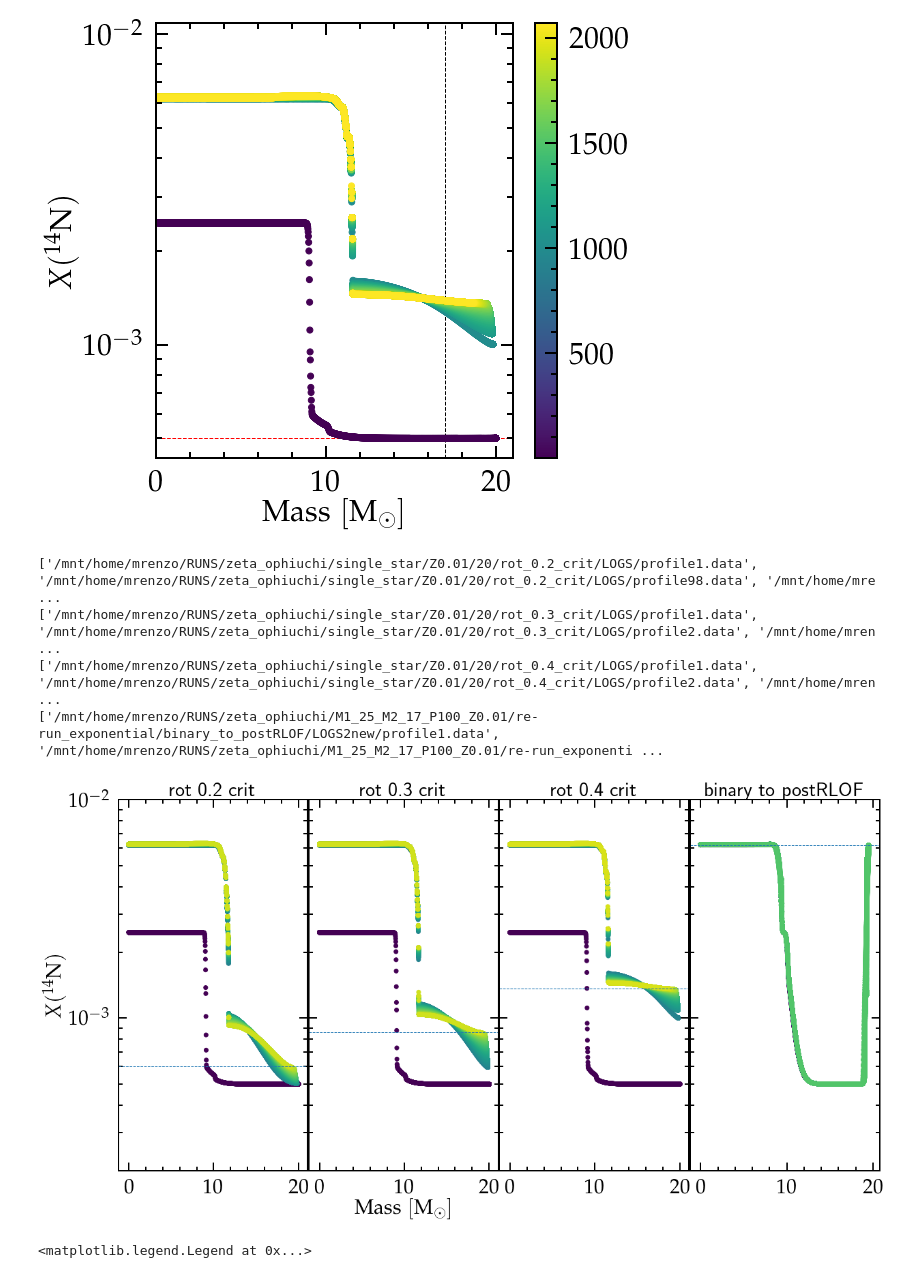
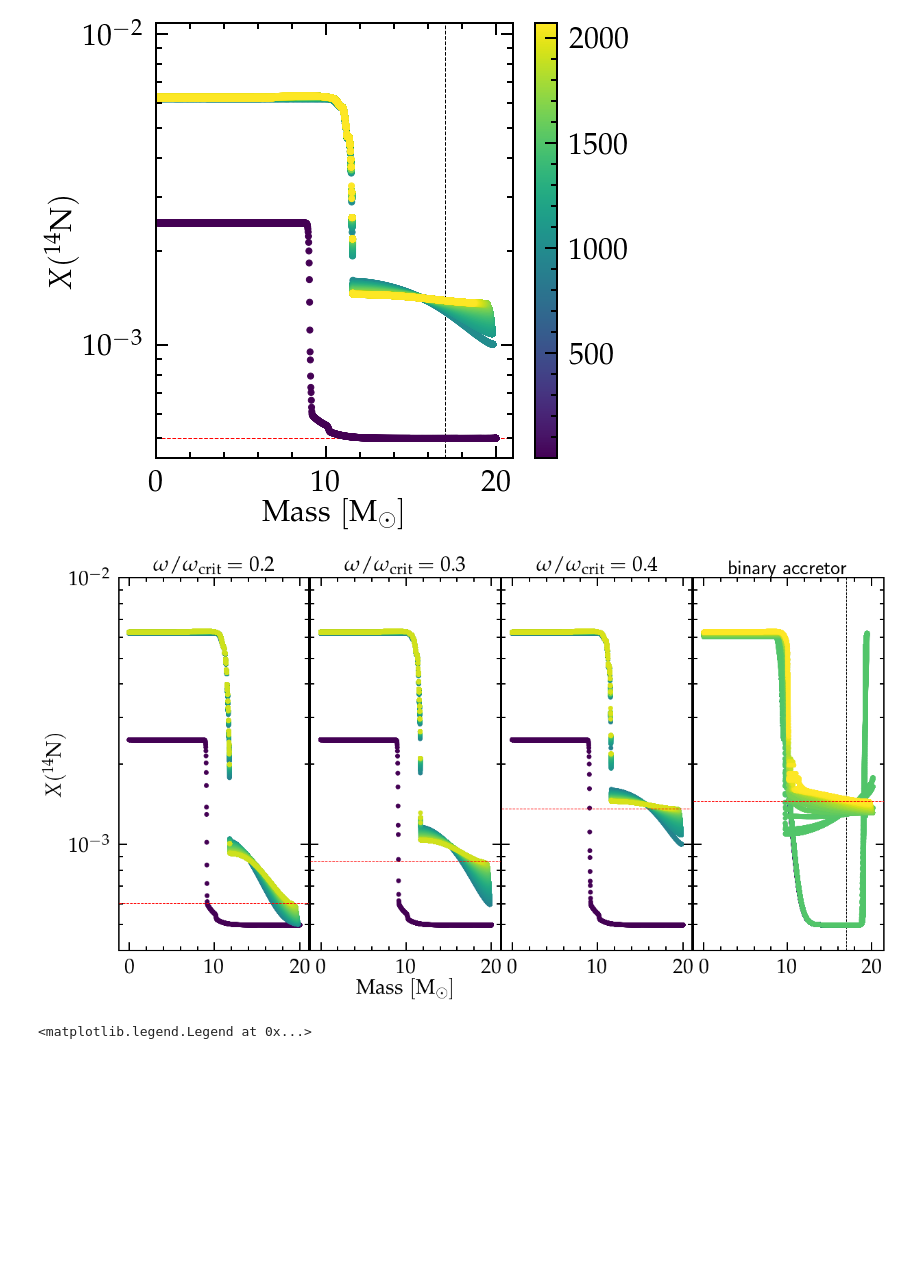
Before and after one commit to mathren/zeta_oph, a Jupyter notebook: notebooks/mixing.ipynb, the cells around one changed output. Saved outputs shown, nothing was run; the diff lists cells and outputs as text; code cells hidden in the pictures; blank space fills up the shorter version.

Commit message:
mixing plot

```diff
--- a/notebooks/mixing.ipynb
+++ b/notebooks/mixing.ipynb
@@ -335,46 +335,46 @@ ax4 = fig.add_subplot(gs[:, 90:])
 axes = [ax1,ax2,ax3, ax4]
 
 ax2.set_xlabel(r"$\mathrm{Mass \ [M_\odot]}$")
 ax1.set_ylabel(r"$X(^{14}\mathrm{N})$")
 
 for ax in axes:
     ax.set_yscale('log')
-    ax.set_ylim(ymax=1e-2, ymin=2e-4)
+    ax.set_ylim(ymax=1e-2, ymin=4e-4)
 ax2.set_yticklabels([])
 ax3.set_yticklabels([])
 ax4.set_yticklabels([])
 
 folders = [
     "/mnt/home/mrenzo/RUNS/zeta_ophiuchi/single_star/Z0.01/20/rot_0.2_crit/LOGS/",
     "/mnt/home/mrenzo/RUNS/zeta_ophiuchi/single_star/Z0.01/20/rot_0.3_crit/LOGS/",
     "/mnt/home/mrenzo/RUNS/zeta_ophiuchi/single_star/Z0.01/20/rot_0.4_crit/LOGS/",
-    "/mnt/home/mrenzo/RUNS/zeta_ophiuchi/M1_25_M2_17_P100_Z0.01/re-run_exponential/binary_to_postRLOF/LOGS2new/"]
+    "/mnt/home/mrenzo/RUNS/zeta_ophiuchi/M1_25_M2_17_P100_Z0.01/re-run_exponential/binary_to_postRLOF/LOGS2/"]
 
 max_age = 0
 
 for folder in folders:
     ax = axes[folders.index(folder)]
-    ax.set_title(folder.split('/')[-3].replace('_',' '), fontsize=30)
-    profiles = sorted(glob.glob(folder+"/p*data"), key=get_age_from_profile)
-    print(profiles)
+    if "single" in folder:
+        title = "$\omega/\omega_\mathrm{crit}="+str(folder.split('/')[-3].split('_')[1])+"$"
+        profiles = sorted(glob.glob(folder+"/p*data"), key=get_age_from_profile)
+    if "binary" in folder:
+        title = "$\mathrm{binary\ accretor}$"
+        ax.axvline(17,0,1,lw=1, ls="--", c='k', zorder=0)
+        profiles = sorted(glob.glob(folder+"/p*data")+glob.glob(folder+'../../accretor_to_TAMS/LOGS/p*.data'), key=get_age_from_profile)
+    ax.set_title(title, fontsize=30)
+    # print(profiles)
     for profile in profiles:
         src, col = getSrcCol(profile)
         n = src[:, col.index("n14")]
         m = src[:, col.index("mass")]
         # modnum = get_modnum_from_profile(profile)
         age = get_age_from_profile(profile)
         if age > max_age: max_age = age
         p = ax.scatter(m,n, c=[age]*len(n), vmin=0, vmax=1e7)
         if profile == profiles[-1]:
-            ax.axhline(n[0],0,1, lw=1, ls='--')
-
-# print(f"{max_age}")
+            ax.axhline(n[0],0,1, lw=1, ls='--', c='r', zorder=100)
 # %% [output]
-['/mnt/home/mrenzo/RUNS/zeta_ophiuchi/single_star/Z0.01/20/rot_0.2_crit/LOGS/profile1.data', '/mnt/home/mrenzo/RUNS/zeta_ophiuchi/single_star/Z0.01/20/rot_0.2_crit/LOGS/profile98.data', '/mnt/home/mre ...
-['/mnt/home/mrenzo/RUNS/zeta_ophiuchi/single_star/Z0.01/20/rot_0.3_crit/LOGS/profile1.data', '/mnt/home/mrenzo/RUNS/zeta_ophiuchi/single_star/Z0.01/20/rot_0.3_crit/LOGS/profile2.data', '/mnt/home/mren ...
-['/mnt/home/mrenzo/RUNS/zeta_ophiuchi/single_star/Z0.01/20/rot_0.4_crit/LOGS/profile1.data', '/mnt/home/mrenzo/RUNS/zeta_ophiuchi/single_star/Z0.01/20/rot_0.4_crit/LOGS/profile2.data', '/mnt/home/mren ...
-['/mnt/home/mrenzo/RUNS/zeta_ophiuchi/M1_25_M2_17_P100_Z0.01/re-run_exponential/binary_to_postRLOF/LOGS2new/profile1.data', '/mnt/home/mrenzo/RUNS/zeta_ophiuchi/M1_25_M2_17_P100_Z0.01/re-run_exponenti ...
-[figure, old version]
+[figure, new version]
 # %%
 fig = plt.figure(figsize=(10,10))
 gs = gridspec.GridSpec(120, 120)
```
